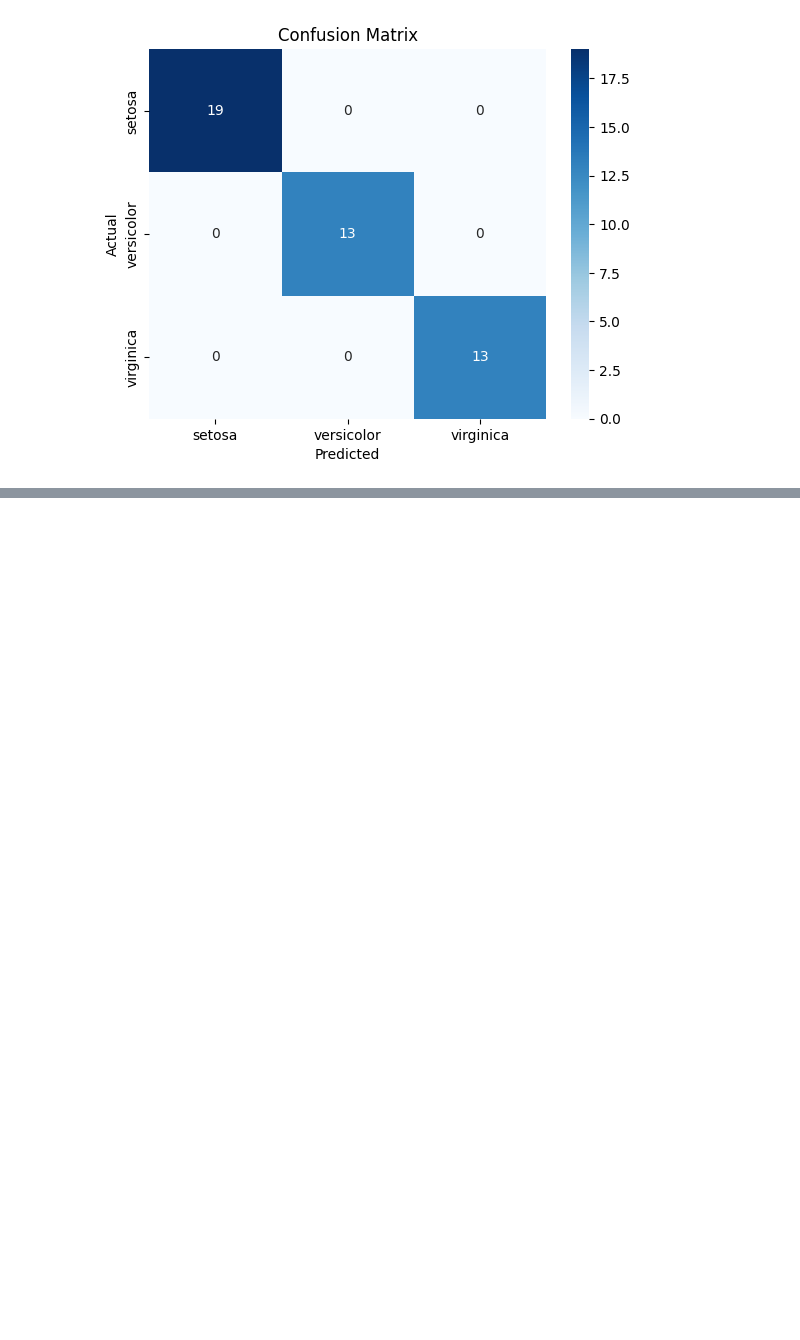
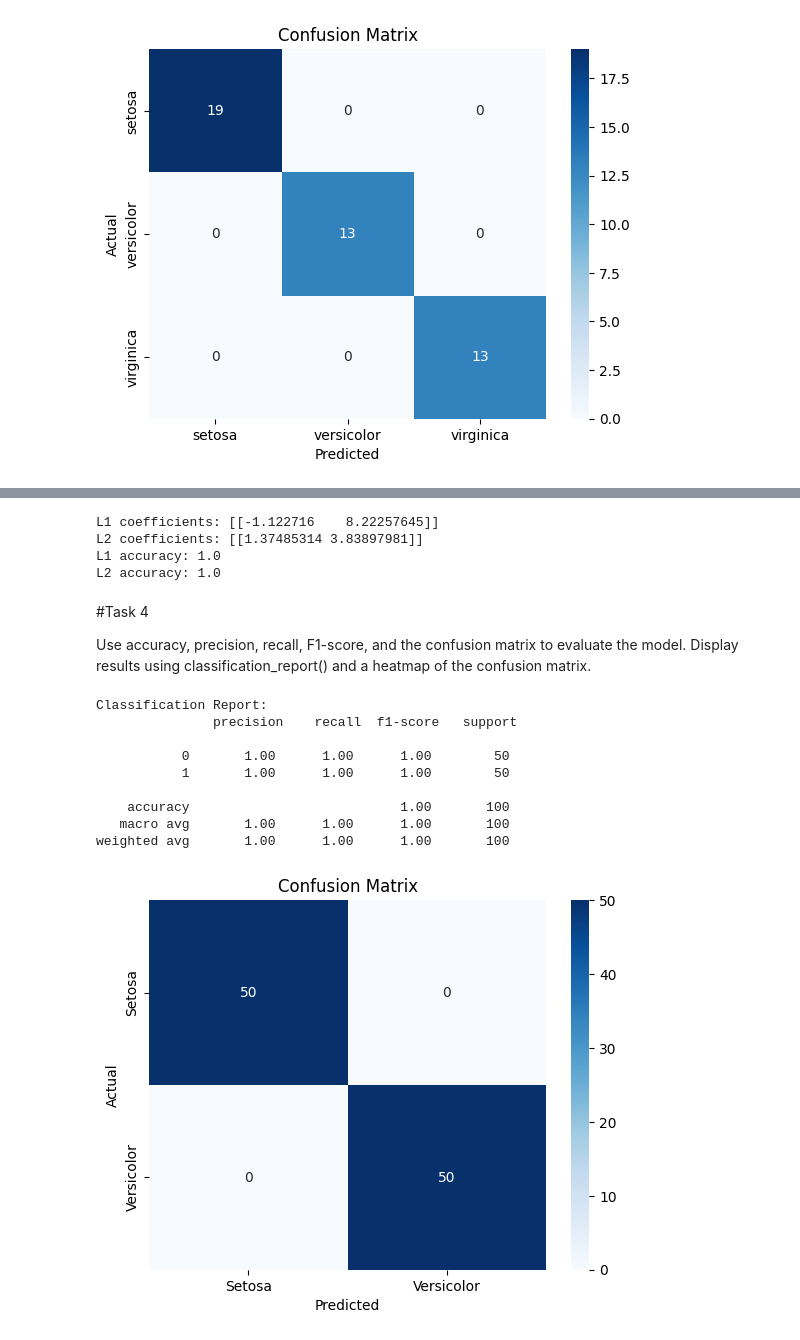
Before and after one commit to Jabed-Hasan/python, a Jupyter notebook: LogisticRegression.ipynb, the cells around one changed output, grey strips where cells are left out. Drawn from its saved outputs; the diff is of its cells as text; code cells hidden in the pictures; blank space fills up the shorter version.

```diff
--- a/LogisticRegression.ipynb
+++ b/LogisticRegression.ipynb
@@ -63,0 +143,50 @@ plt.show()
+# %%
+# L1 Regularization (requires solver='liblinear')
+model_l1 = LogisticRegression(penalty='l1', solver='liblinear')
+model_l1.fit(X, y)
+
+# L2 Regularization
+model_l2 = LogisticRegression(penalty='l2')
+model_l2.fit(X, y)
+
+print("L1 coefficients:", model_l1.coef_)
+print("L2 coefficients:", model_l2.coef_)
+
+print("L1 accuracy:", model_l1.score(X, y))
+print("L2 accuracy:", model_l2.score(X, y))
+# %% [output]
+L1 coefficients: [[-1.122716    8.22257645]]
+L2 coefficients: [[1.37485314 3.83897981]]
+L1 accuracy: 1.0
+L2 accuracy: 1.0
+# %% [markdown]
+#Task 4
+
+Use accuracy, precision, recall, F1-score, and the confusion matrix to evaluate the model. Display results using classification_report() and a heatmap of the confusion matrix.
+# %%
+from sklearn.metrics import classification_report, confusion_matrix
+import seaborn as sns
+
+y_pred = model.predict(X)
+
+print("Classification Report:\n", classification_report(y, y_pred))
+
+cm = confusion_matrix(y, y_pred)
+sns.heatmap(cm, annot=True, cmap="Blues", fmt="d",
+            xticklabels=["Setosa","Versicolor"],
+            yticklabels=["Setosa","Versicolor"])
+plt.xlabel("Predicted")
+plt.ylabel("Actual")
+plt.title("Confusion Matrix")
+plt.show()
+# %% [output]
+Classification Report:
+               precision    recall  f1-score   support
+
+           0       1.00      1.00      1.00        50
+           1       1.00      1.00      1.00        50
+
+    accuracy                           1.00       100
+   macro avg       1.00      1.00      1.00       100
+weighted avg       1.00      1.00      1.00       100
+[figure, added]
```
Also changed, not shown: parts of 5 cells of this notebook.
